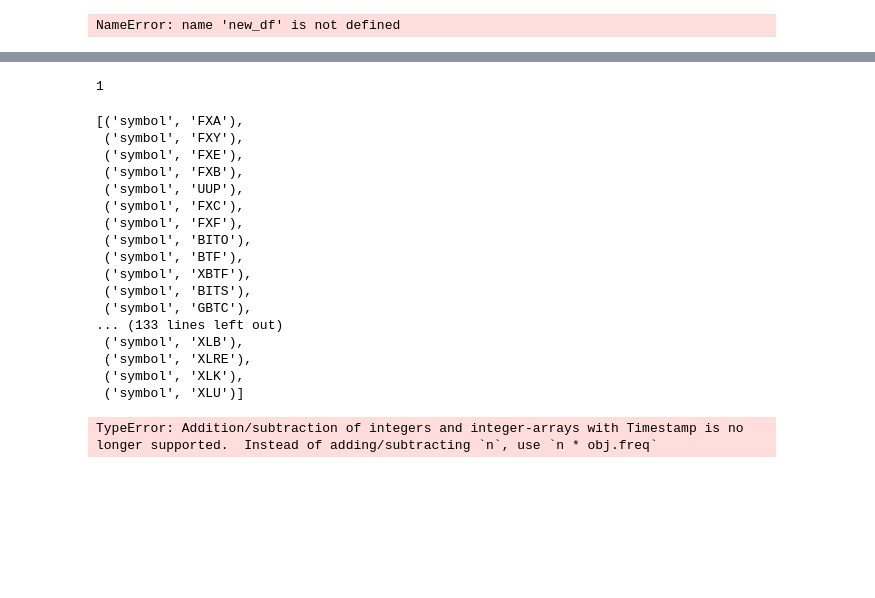
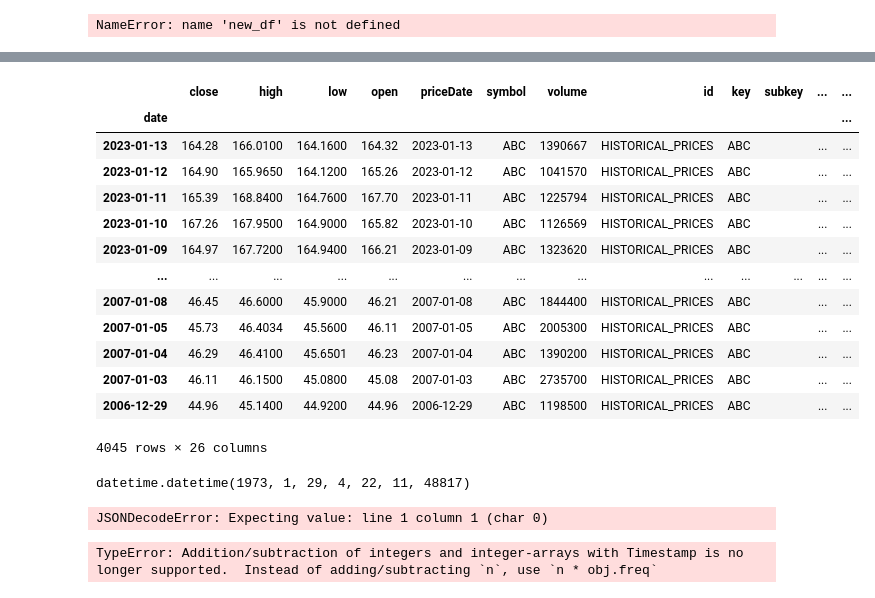
Before and after one commit to aws-samples/quant-research, a Jupyter notebook: src/notebooks/market_data/marketdata_historical.ipynb, the cells around one changed output, grey strips where cells are left out. Saved outputs shown, nothing was run; the diff lists cells and outputs as text; code cells hidden in the pictures; blank space fills up the shorter version.

```diff
--- a/src/notebooks/market_data/marketdata_historical.ipynb
+++ b/src/notebooks/market_data/marketdata_historical.ipynb
@@ -190,33 +286,44 @@ mdg.all_symbols_df.groupby("symbol").apply(get_new_data_df).show()
 # %%
-lpd=mdg.highwatermark_pd
-sym='ARKF'
-max_date = lpd.query(f"symbol=='{sym}'")['max_date'].iloc[0]
-last_days=(datetime.datetime.now()-max_date).days
-res_pd = pyEX_cl.chartDF(symbol=sym, timeframe=timeframe,last=last_days).query(f"date>'{(max_date).strftime('%Y-%m-%d')}'")
+#lpd=mdg.highwatermark_pd
+#sym='abc'
+#sym_pd = lpd.query(f"symbol=='{sym}'")['max_date']
+#if len(sym_pd)>0:
+#    max_date = lpd.query(f"symbol=='{sym}'")['max_date'].iloc[0]
+#else:
+#    max_date = datetime.datetime.now()-datetime.timedelta(days=365*50)
+#last_days=(datetime.datetime.now()-max_date).days
+#res_pd = pyEX_cl.chartDF(symbol=sym, timeframe=timeframe,last=last_days).query(f"date>'{(max_date)}'")
+res_pd.query(f"date>'{max_date.strftime('%Y-%m-%d')}'")
+# %% [output]
+|  | close | high | low | open | priceDate | symbol | volume | id | key | subkey | ... | ... |
+| date |  |  |  |  |  |  |  |  |  |  |  | ... |
+| 2023-01-13 | 164.28 | 166.0100 | 164.1600 | 164.32 | 2023-01-13 | ABC | 1390667 | HISTORICAL_PRICES | ABC |  | ... | ... |
+| 2023-01-12 | 164.90 | 165.9650 | 164.1200 | 165.26 | 2023-01-12 | ABC | 1041570 | HISTORICAL_PRICES | ABC |  | ... | ... |
+| 2023-01-11 | 165.39 | 168.8400 | 164.7600 | 167.70 | 2023-01-11 | ABC | 1225794 | HISTORICAL_PRICES | ABC |  | ... | ... |
+| 2023-01-10 | 167.26 | 167.9500 | 164.9000 | 165.82 | 2023-01-10 | ABC | 1126569 | HISTORICAL_PRICES | ABC |  | ... | ... |
+| 2023-01-09 | 164.97 | 167.7200 | 164.9400 | 166.21 | 2023-01-09 | ABC | 1323620 | HISTORICAL_PRICES | ABC |  | ... | ... |
+| ... | ... | ... | ... | ... | ... | ... | ... | ... | ... | ... | ... | ... |
+| 2007-01-08 | 46.45 | 46.6000 | 45.9000 | 46.21 | 2007-01-08 | ABC | 1844400 | HISTORICAL_PRICES | ABC |  | ... | ... |
+| 2007-01-05 | 45.73 | 46.4034 | 45.5600 | 46.11 | 2007-01-05 | ABC | 2005300 | HISTORICAL_PRICES | ABC |  | ... | ... |
+| 2007-01-04 | 46.29 | 46.4100 | 45.6501 | 46.23 | 2007-01-04 | ABC | 1390200 | HISTORICAL_PRICES | ABC |  | ... | ... |
+| 2007-01-03 | 46.11 | 46.1500 | 45.0800 | 45.08 | 2007-01-03 | ABC | 2735700 | HISTORICAL_PRICES | ABC |  | ... | ... |
+| 2006-12-29 | 44.96 | 45.1400 | 44.9200 | 44.96 | 2006-12-29 | ABC | 1198500 | HISTORICAL_PRICES | ABC |  | ... | ... |
+4045 rows × 26 columns
 # %%
-vbt.portfolio.SizeType.Value
+max_date.strftime("%Y-%m-%d")
 # %% [output]
-1
+datetime.datetime(1973, 1, 29, 4, 22, 11, 48817)
 # %%
-[('symbol',i) for i in mdg.all_symbols ]
+
+#base_url = 'https://cloud.iexapis.com/stable/stock/{}/chart/max?token={}&chartIEXOnly=true&chartLast={}'
+#headers = {
+#      'content-type': "application/json"
+#  }
+
+res = requests.get(base_url)
+pd.DataFrame(json.loads(res.text))
 # %% [output]
-[('symbol', 'FXA'),
- ('symbol', 'FXY'),
- ('symbol', 'FXE'),
- ('symbol', 'FXB'),
- ('symbol', 'UUP'),
- ('symbol', 'FXC'),
- ('symbol', 'FXF'),
- ('symbol', 'BITO'),
- ('symbol', 'BTF'),
- ('symbol', 'XBTF'),
- ('symbol', 'BITS'),
- ('symbol', 'GBTC'),
-... (133 lines left out)
- ('symbol', 'XLB'),
- ('symbol', 'XLRE'),
- ('symbol', 'XLK'),
- ('symbol', 'XLU')]
+JSONDecodeError: Expecting value: line 1 column 1 (char 0)
 # %%
 (max_date-10).strftime('%Y-%m-%d')
 # %% [output]
```
Also changed, not shown: parts of 8 cells of this notebook.
